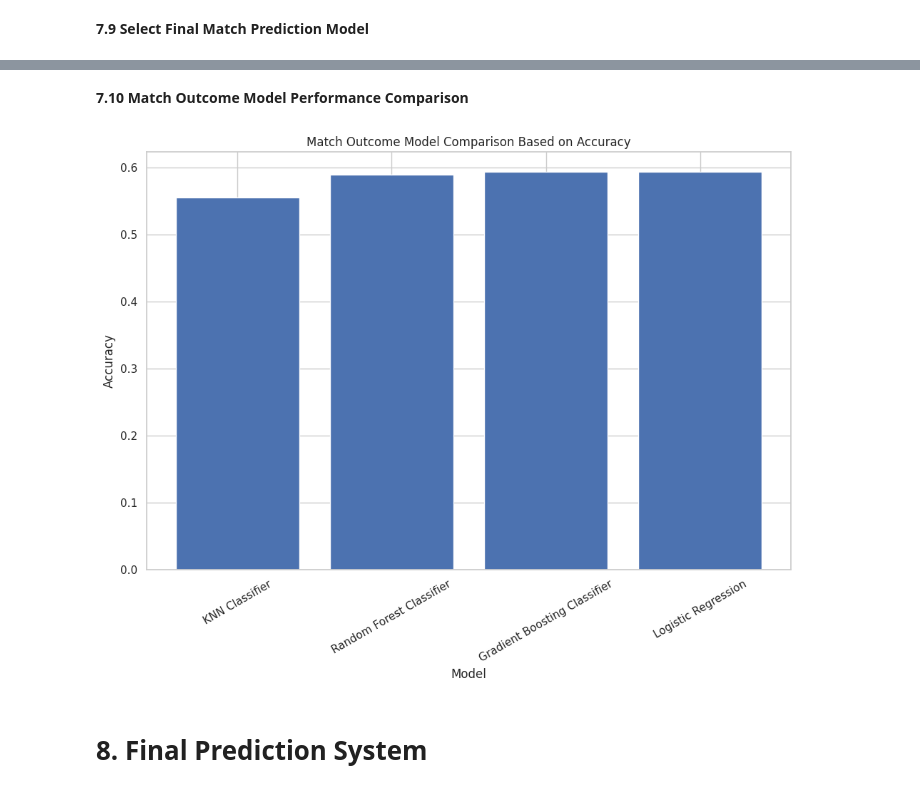
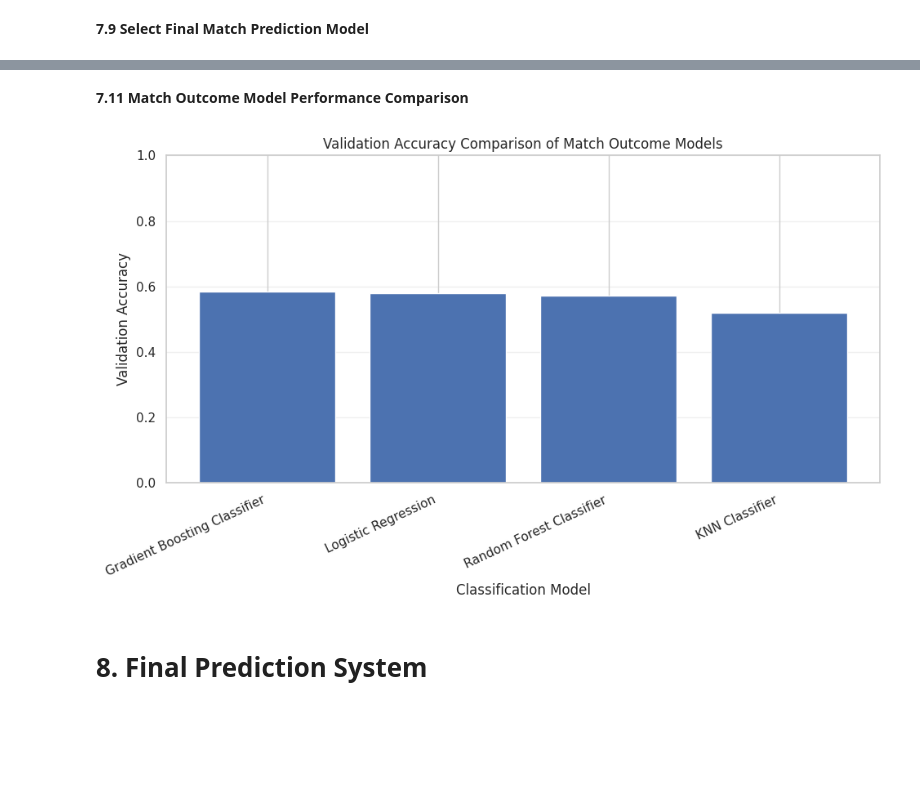
Before and after one commit to joyanddas500/Algorithm-Project, a Jupyter notebook: final-ml-project-by-joy.ipynb, the cells around one changed output, grey strips where cells are left out. Drawn from its saved outputs; the diff is of its cells as text; code cells hidden in the pictures; blank space fills up the shorter version.

```diff
--- a/final-ml-project-by-joy.ipynb
+++ b/final-ml-project-by-joy.ipynb
@@ -2364,8 +3749,10 @@ Missing away ranks: 1430
 # %% [markdown]
 **7.7 Final Match Prediction Features and Dataset**
 # %%
+# Convert neutral venue flag to numeric form
 match_features['neutral_int'] = match_features['neutral'].astype(int)
 
+# Final features for match-outcome classification
 model_features = [
     'home_xi_strength',
     'away_xi_strength',
@@ -2382,11 +3769,23 @@ model_features = [
     'neutral_int'
 ]
 
-match_ml = match_features[model_features + ['match_result', 'date']].copy()
+# Keep features, target and date
+match_ml = match_features[
+    model_features + ['match_result', 'date']
+].copy()
 
-# Fill missing values
-match_ml[model_features] = match_ml[model_features].fillna(match_ml[model_features].median(numeric_only=True))
+# Remove rows without target/date
+match_ml = match_ml.dropna(
+    subset=['match_result', 'date']
+)
 
-print(match_ml.shape)
+# Chronological order is important for football prediction
+match_ml = match_ml.sort_values(
+    'date'
+).reset_index(drop=True)
+
+print("Final match ML dataset shape:", match_ml.shape)
+print("Date range:", match_ml['date'].min(), "to", match_ml['date'].max())
+
 match_ml.head()
 # %% [output]
@@ -2675,29 +4865,38 @@ Confusion matrix
 # %% [markdown]
-**7.10 Match Outcome Model Performance Comparison**
+**7.11 Match Outcome Model Performance Comparison**
 # %%
-plt.figure(figsize=(10, 8))
+plt.figure(figsize=(10, 6))
 
 plt.bar(
     classification_results_df['Model'],
-    classification_results_df['Accuracy']
+    classification_results_df['Validation Accuracy']
 )
 
+plt.ylabel('Validation Accuracy')
+
+plt.xlabel('Classification Model')
+
 plt.title(
-    'Match Outcome Model Comparison '
-    'Based on Accuracy'
+    'Validation Accuracy Comparison of Match Outcome Models'
 )
 
-plt.xlabel('Model')
+plt.ylim(0, 1)
 
-plt.ylabel('Accuracy')
+plt.xticks(
+    rotation=25,
+    ha='right'
+)
 
-plt.xticks(rotation=30)
+plt.grid(
+    axis='y',
+    alpha=0.3
+)
 
 plt.tight_layout()
 
 plt.show()
 # %% [output]
-[figure, old version]
+[figure, new version]
 # %% [markdown]
 # 8. Final Prediction System
 # %% [markdown]
```
Also changed, not shown: parts of 59 cells of this notebook.
